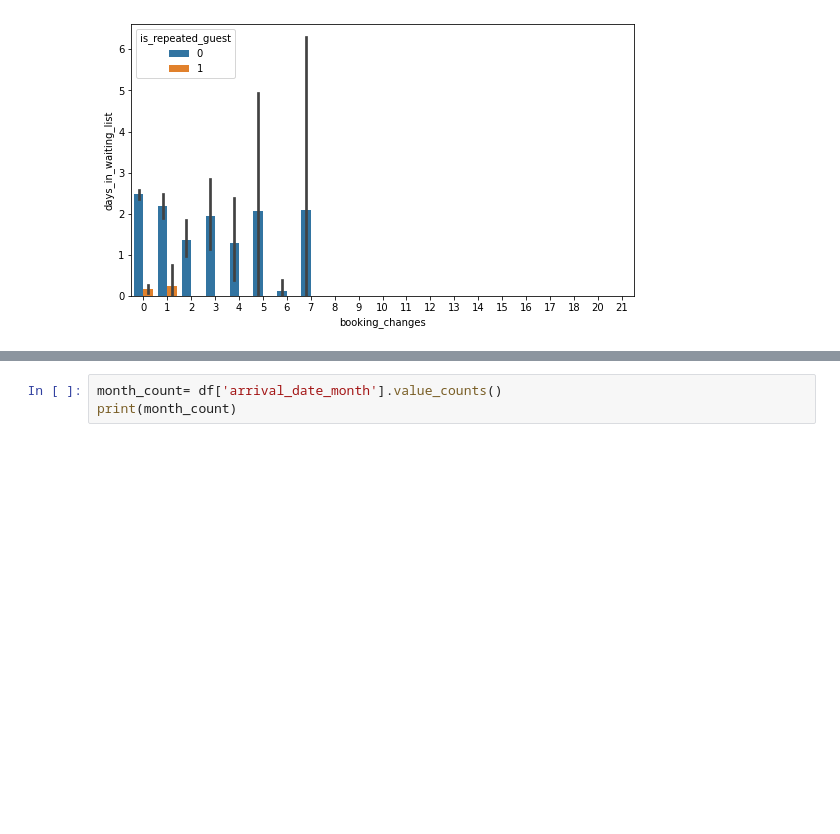
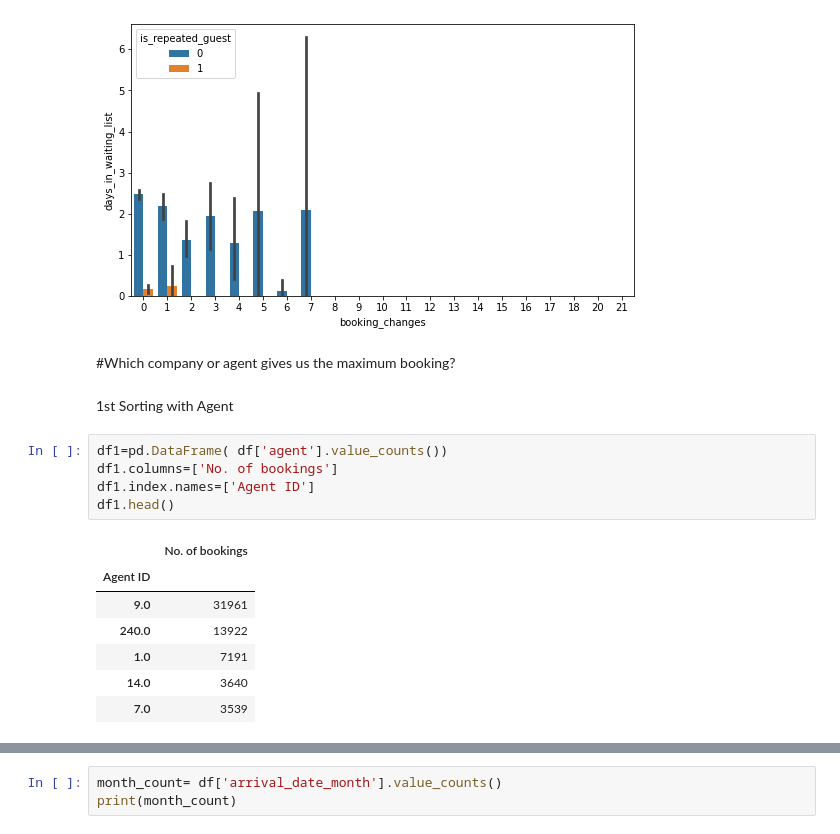
Before and after one commit to neha-goyal55/EDA-Project, a Jupyter notebook: Copy_of_EDA_Hotel_booking_Q1.ipynb, the cells around one changed output, grey strips where cells are left out. Cells and saved outputs as stored; diff of their text form; blank space fills up the shorter version.

```diff
--- a/Copy_of_EDA_Hotel_booking_Q1.ipynb
+++ b/Copy_of_EDA_Hotel_booking_Q1.ipynb
@@ -49,3 +72,20 @@ sns.barplot(data= df,
             hue = 'is_repeated_guest');
 # %% [output]
 [figure]
+# %% [markdown]
+#Which company or agent gives us the maximum booking?
+# %% [markdown]
+1st Sorting with Agent
+# %%
+df1=pd.DataFrame( df['agent'].value_counts())
+df1.columns=['No. of bookings']
+df1.index.names=['Agent ID']
+df1.head()
+# %% [output]
+|  | No. of bookings |
+| Agent ID |  |
+| 9.0 | 31961 |
+| 240.0 | 13922 |
+| 1.0 | 7191 |
+| 14.0 | 3640 |
+| 7.0 | 3539 |
```
Also changed, not shown: parts of 9 cells of this notebook.
